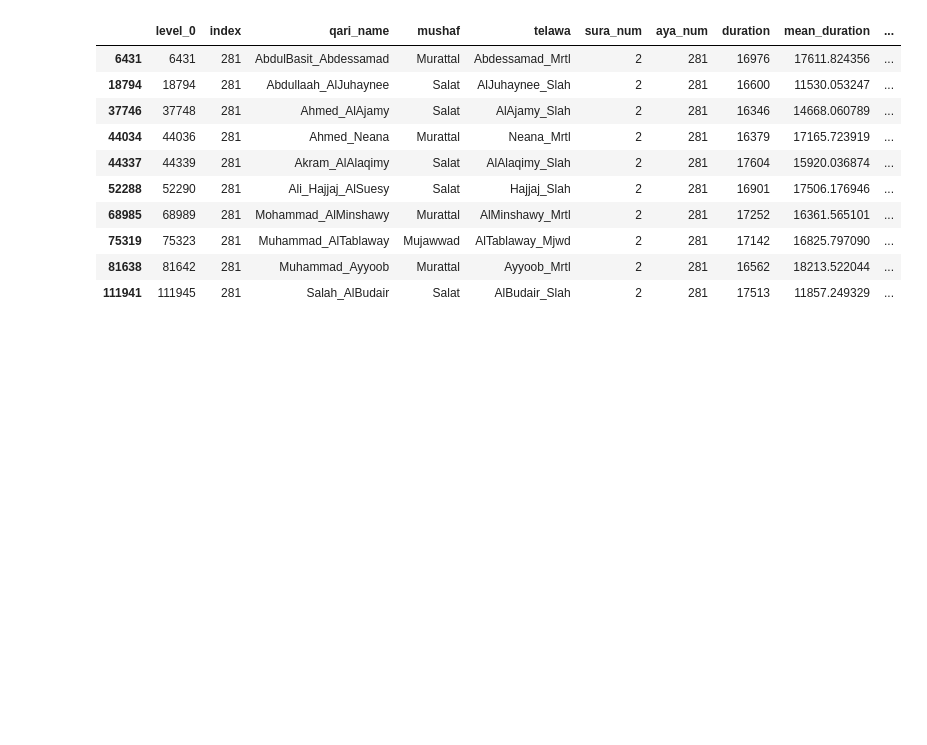
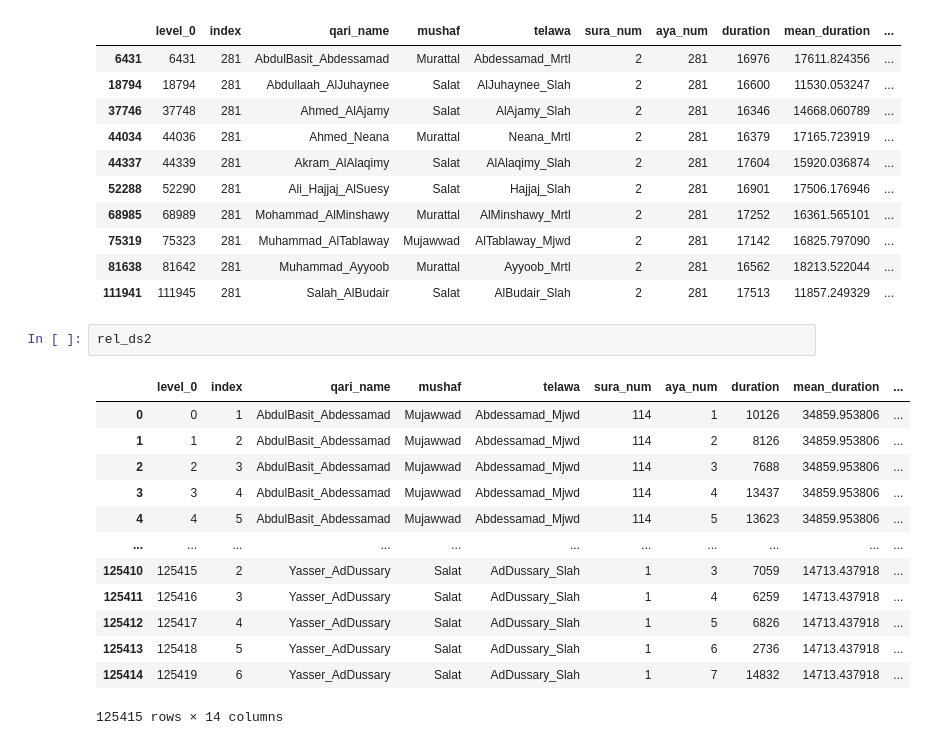
Before and after one commit to drnesr/QuranDataset, a Jupyter notebook: Code/DB_Qur_001.ipynb, the cells around one changed output. Drawn from its saved outputs; the diff is of its cells as text; blank space fills up the shorter version.

```diff
--- a/Code/DB_Qur_001.ipynb
+++ b/Code/DB_Qur_001.ipynb
@@ -1440,3 +1440,19 @@ rel_ds2[(rel_ds2.sura_num == 2) & (rel_ds2.aya_num == 281)]
 | 75319 | 75323 | 281 | Muhammad_AlTablaway | Mujawwad | AlTablaway_Mjwd | 2 | 281 | 17142 | 16825.797090 | ... |
 | 81638 | 81642 | 281 | Muhammad_Ayyoob | Murattal | Ayyoob_Mrtl | 2 | 281 | 16562 | 18213.522044 | ... |
 | 111941 | 111945 | 281 | Salah_AlBudair | Salat | AlBudair_Slah | 2 | 281 | 17513 | 11857.249329 | ... |
+# %%
+rel_ds2
+# %% [output]
+|  | level_0 | index | qari_name | mushaf | telawa | sura_num | aya_num | duration | mean_duration | ... |
+| 0 | 0 | 1 | AbdulBasit_Abdessamad | Mujawwad | Abdessamad_Mjwd | 114 | 1 | 10126 | 34859.953806 | ... |
+| 1 | 1 | 2 | AbdulBasit_Abdessamad | Mujawwad | Abdessamad_Mjwd | 114 | 2 | 8126 | 34859.953806 | ... |
+| 2 | 2 | 3 | AbdulBasit_Abdessamad | Mujawwad | Abdessamad_Mjwd | 114 | 3 | 7688 | 34859.953806 | ... |
+| 3 | 3 | 4 | AbdulBasit_Abdessamad | Mujawwad | Abdessamad_Mjwd | 114 | 4 | 13437 | 34859.953806 | ... |
+| 4 | 4 | 5 | AbdulBasit_Abdessamad | Mujawwad | Abdessamad_Mjwd | 114 | 5 | 13623 | 34859.953806 | ... |
+| ... | ... | ... | ... | ... | ... | ... | ... | ... | ... | ... |
+| 125410 | 125415 | 2 | Yasser_AdDussary | Salat | AdDussary_Slah | 1 | 3 | 7059 | 14713.437918 | ... |
+| 125411 | 125416 | 3 | Yasser_AdDussary | Salat | AdDussary_Slah | 1 | 4 | 6259 | 14713.437918 | ... |
+| 125412 | 125417 | 4 | Yasser_AdDussary | Salat | AdDussary_Slah | 1 | 5 | 6826 | 14713.437918 | ... |
+| 125413 | 125418 | 5 | Yasser_AdDussary | Salat | AdDussary_Slah | 1 | 6 | 2736 | 14713.437918 | ... |
+| 125414 | 125419 | 6 | Yasser_AdDussary | Salat | AdDussary_Slah | 1 | 7 | 14832 | 14713.437918 | ... |
+125415 rows × 14 columns
```
Also changed, not shown: parts of 15 cells of this notebook, 2 other files.
